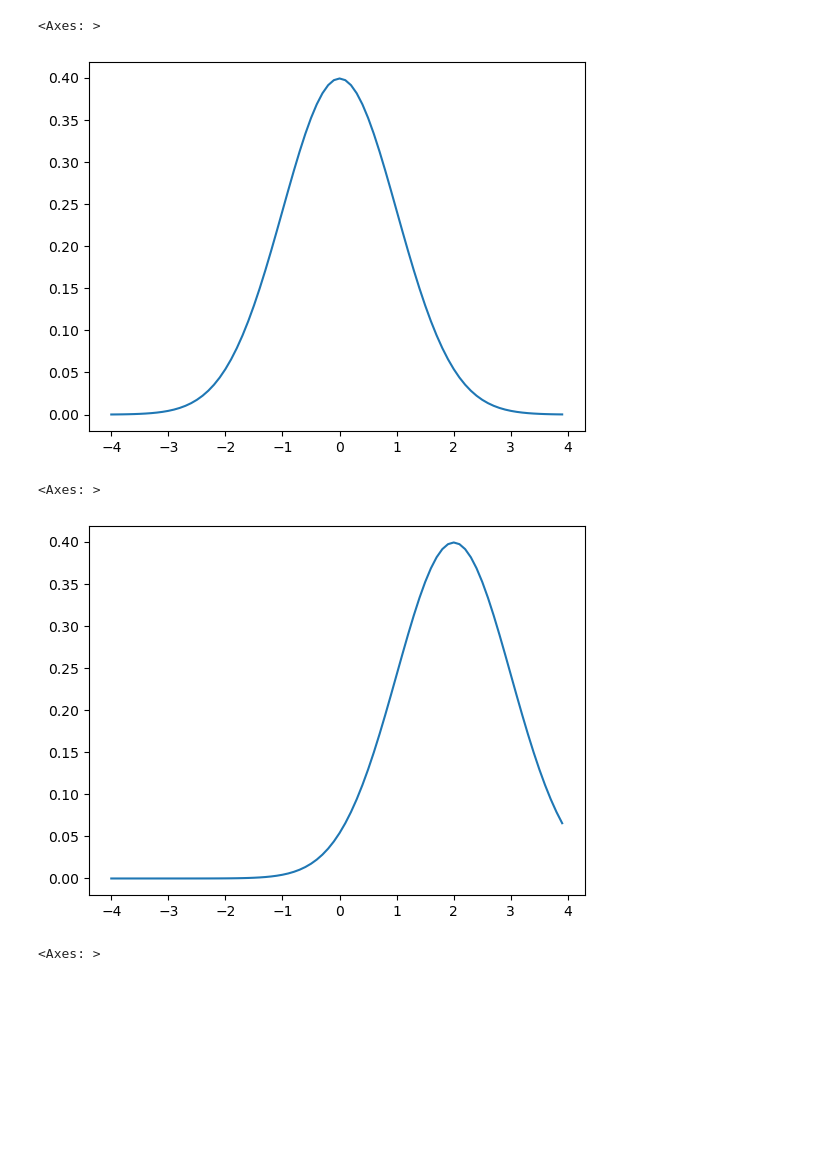
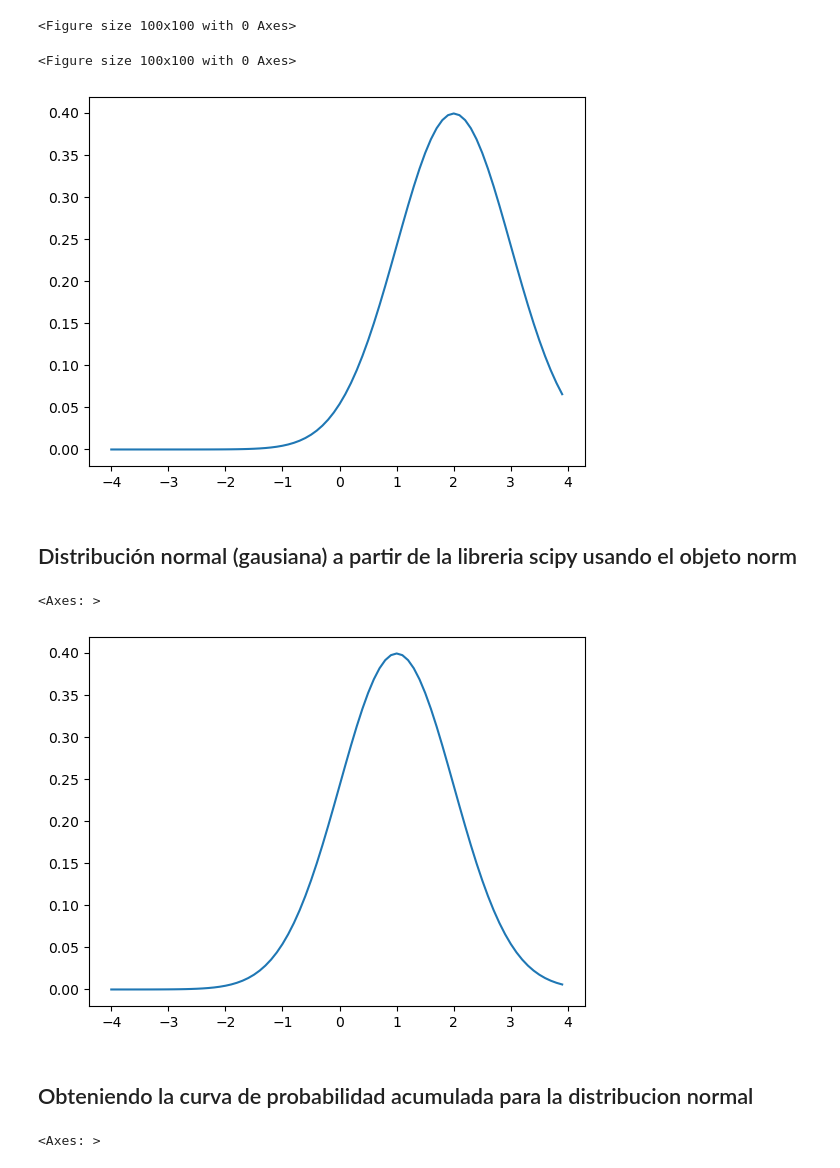
Before and after one commit to data4if/project_math, a Jupyter notebook: distribucion_normal.ipynb, the cells around one changed output. Cells and saved outputs as stored; diff of their text form; code cells hidden in the pictures; blank space fills up the shorter version.

Commit message:
Correccion, seaborn creo los graficos pero no superpuestos

```diff
--- a/distribucion_normal.ipynb
+++ b/distribucion_normal.ipynb
@@ -1,8 +1,12 @@
 # %%
+
 import pandas as pd
 import numpy as np
-import re
+import seaborn as sns
 import matplotlib.pyplot as plt
 from scipy.stats import norm
-import seaborn as sns
+plt.figure(figsize=(1, 1))
+# %% [output]
+<Figure size 100x100 with 0 Axes>
+<Figure size 100x100 with 0 Axes>
 # %%
@@ -14,19 +15,25 @@ def gaussion_platzi(x,miu,std):
 # %%
+# Generacion de arreglo de valores entre -4 y 4 con un paso de 0.1
 x=np.arange(-4,4,0.1)
-#y=gaussian(x,0.0,1.0)
-y=gaussion_platzi(x,0,1)
+y=my_gaussian(x,2,1)
 sns.lineplot(x=x,y=y)
+plt.show()
 # %% [output]
-<Axes: >
-[figure, old version]
+[figure, new version]
+# %% [markdown]
+## Distribución normal (gausiana) a partir de la libreria scipy usando el objeto norm
 # %%
-dist = norm(2,1) # promedio 0 y std 1
+#Imputs dr todas las funciones
+dist = norm(1,1) # promedio 0 y std 1
 x=np.arange(-4,4,0.1)
+# Calculo de propabilidades
 y= [dist.pdf(i) for i in x]
 sns.lineplot(x=x,y=y)
 # %% [output]
 <Axes: >
-[figure, old version]
+[figure, new version]
+# %% [markdown]
+## Obteniendo la curva de probabilidad acumulada para la distribucion normal
 # %%
 dist = norm(0,1) # promedio 0 y std 1
 x=np.arange(-4,4,0.1)
```
Also changed, not shown: parts of 9 cells of this notebook, 5 other files.
